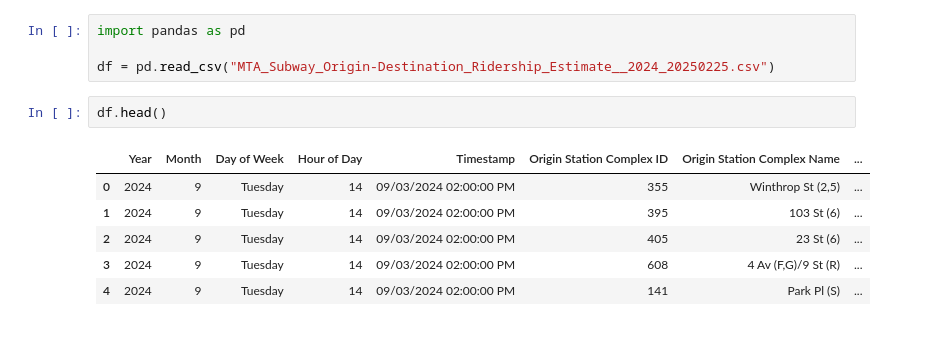
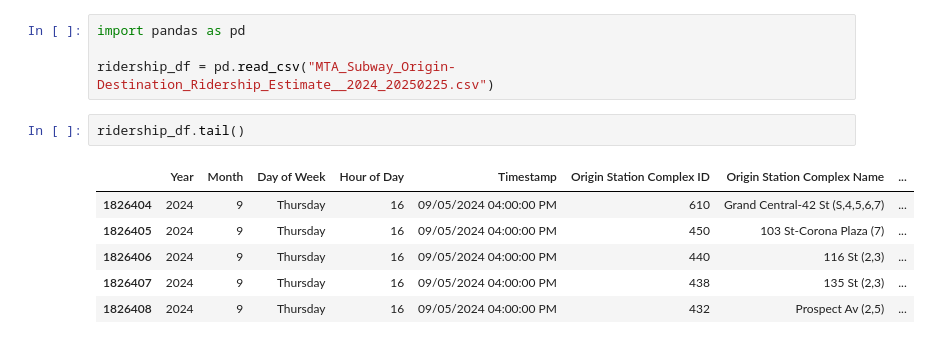
Before and after one commit to ericguan04/train_data, a Jupyter notebook: origin_data_sample_1.ipynb, the cells around one changed output. Cells and saved outputs as stored; diff of their text form.

```diff
--- a/origin_data_sample_1.ipynb
+++ b/origin_data_sample_1.ipynb
@@ -1,14 +8,14 @@
 # %%
 import pandas as pd
 
-df = pd.read_csv("MTA_Subway_Origin-Destination_Ridership_Estimate__2024_20250225.csv")
+ridership_df = pd.read_csv("MTA_Subway_Origin-Destination_Ridership_Estimate__2024_20250225.csv")
-# %%
-df.head()
-# %% [output]
-|  | Year | Month | Day of Week | Hour of Day | Timestamp | Origin Station Complex ID | Origin Station Complex Name | ... |
-| 0 | 2024 | 9 | Tuesday | 14 | 09/03/2024 02:00:00 PM | 355 | Winthrop St (2,5) | ... |
-| 1 | 2024 | 9 | Tuesday | 14 | 09/03/2024 02:00:00 PM | 395 | 103 St (6) | ... |
-| 2 | 2024 | 9 | Tuesday | 14 | 09/03/2024 02:00:00 PM | 405 | 23 St (6) | ... |
-| 3 | 2024 | 9 | Tuesday | 14 | 09/03/2024 02:00:00 PM | 608 | 4 Av (F,G)/9 St (R) | ... |
-| 4 | 2024 | 9 | Tuesday | 14 | 09/03/2024 02:00:00 PM | 141 | Park Pl (S) | ... |
+# %%
+ridership_df.tail()
+# %% [output]
+|  | Year | Month | Day of Week | Hour of Day | Timestamp | Origin Station Complex ID | Origin Station Complex Name | ... |
+| 1826404 | 2024 | 9 | Thursday | 16 | 09/05/2024 04:00:00 PM | 610 | Grand Central-42 St (S,4,5,6,7) | ... |
+| 1826405 | 2024 | 9 | Thursday | 16 | 09/05/2024 04:00:00 PM | 450 | 103 St-Corona Plaza (7) | ... |
+| 1826406 | 2024 | 9 | Thursday | 16 | 09/05/2024 04:00:00 PM | 440 | 116 St (2,3) | ... |
+| 1826407 | 2024 | 9 | Thursday | 16 | 09/05/2024 04:00:00 PM | 438 | 135 St (2,3) | ... |
+| 1826408 | 2024 | 9 | Thursday | 16 | 09/05/2024 04:00:00 PM | 432 | Prospect Av (2,5) | ... |
 # %%
```
Also changed, not shown: parts of 12 cells of this notebook, 4 other files.
